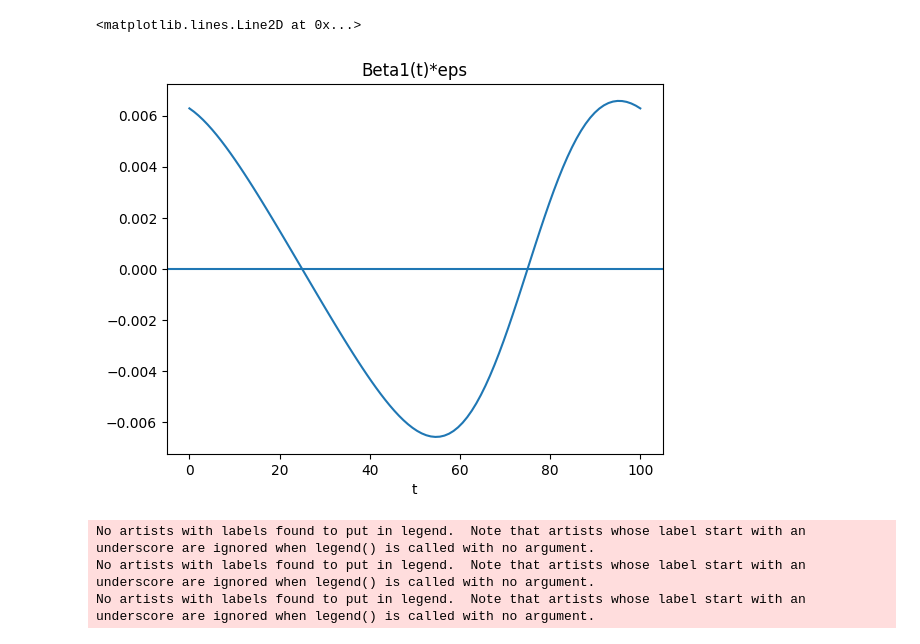
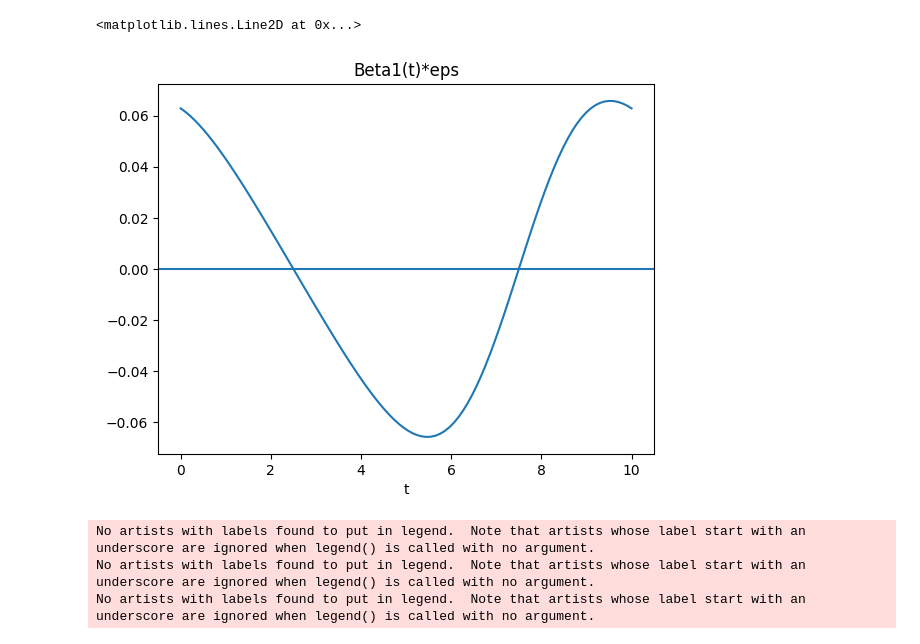
Before and after one commit to suanno/stage2, a Jupyter notebook: codes_tdgl/1D/plot/second analytical approach/distance from stationary state.ipynb, the cells around one changed output. Drawn from its saved outputs; the diff is of its cells as text; code cells hidden in the pictures.

```diff
--- a/codes_tdgl/1D/plot/second analytical approach/distance from stationary state.ipynb
+++ b/codes_tdgl/1D/plot/second analytical approach/distance from stationary state.ipynb
@@ -13,25 +13,25 @@ dir_save = "../../.saves/" + "T=100 A=0.2 Cave=1 from tanh/"
 # %%
 Cave = 1
 A = 0.2
-T = 100
+T = 10
 eps = 2*np.pi/T
 
 def beta1eps(t):
     return 0.5*eps*A*np.cos(eps*t)/((Cave+A*np.sin(eps*t))**(3/2))
 # %%
 # Analytical beta1(t)
-ttts = np.linspace(0,100,100)
+ttts = np.linspace(0,10,100)
 bbbs = np.zeros(len(ttts))
 for i in np.arange(0,len(bbbs)):
     bbbs[i] = beta1eps(ttts[i])
 
 plt.plot(ttts, bbbs)
 plt.title("Beta1(t)*eps")
 plt.xlabel("t")
 plt.axhline(0)
 # %% [output]
 <matplotlib.lines.Line2D at 0x...>
-[figure, old version]
+[figure, new version]
 # %%
 # Parameters for beta1 extimation
 dx = 0.1
```
Also changed, not shown: parts of 7 cells of this notebook, 7 other files.
